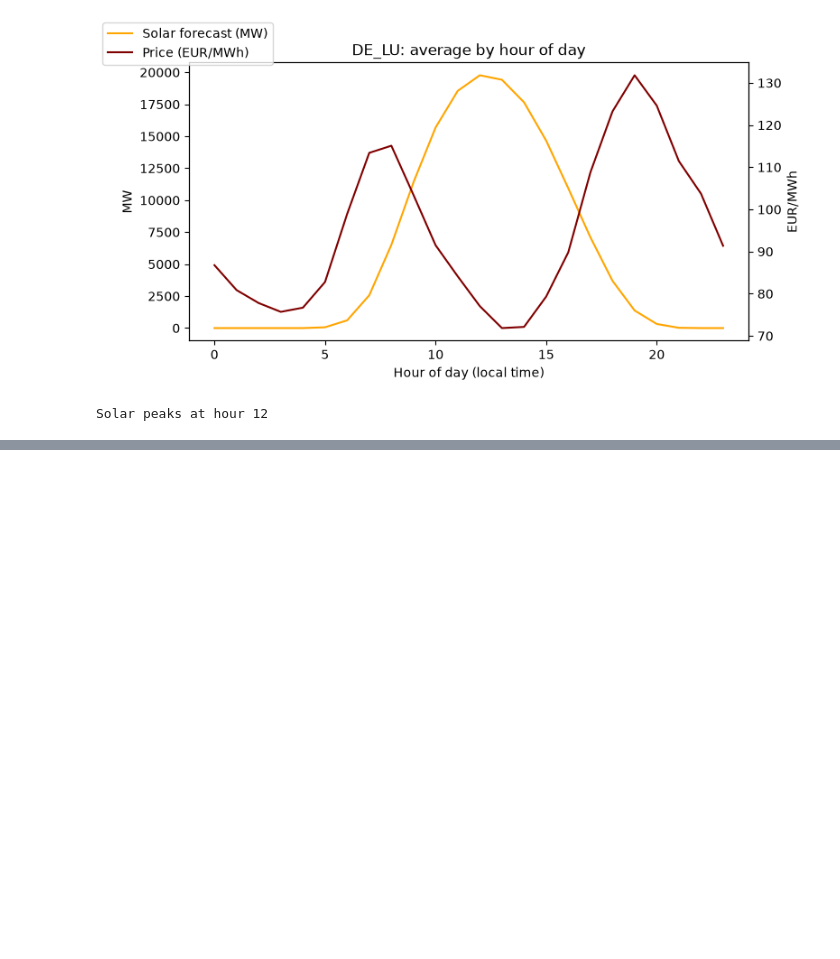
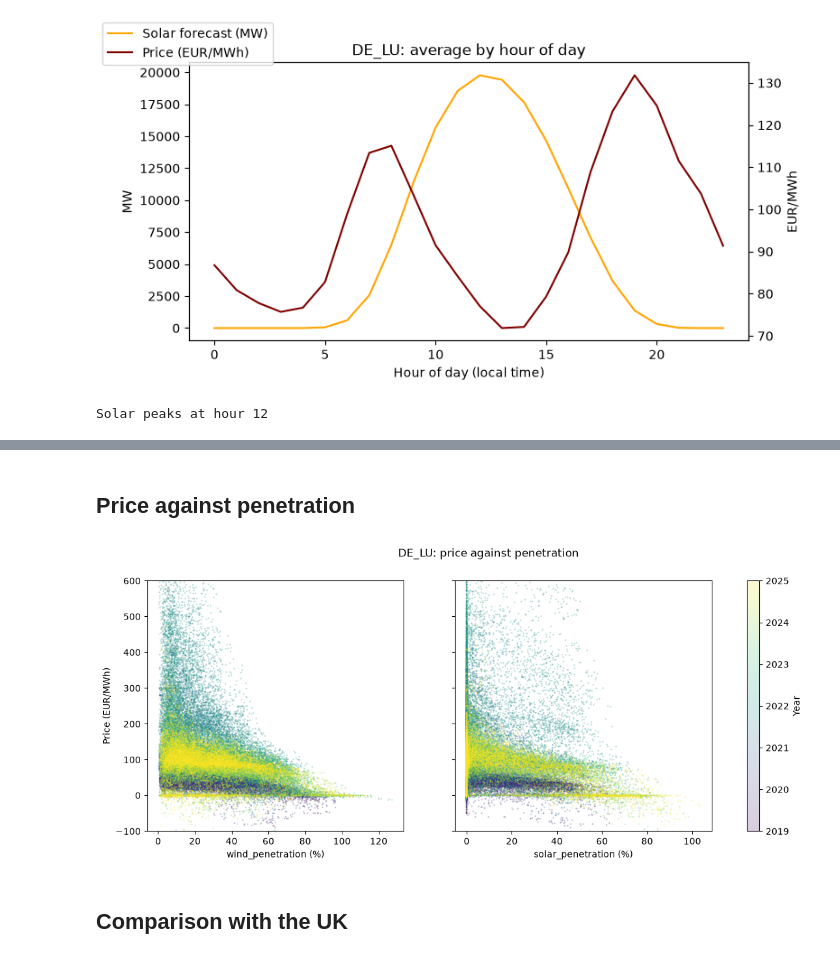
Before and after one commit to yunte-sung/market-impact-renewables, a Jupyter notebook: notebooks/02_check_DE_LU.ipynb, the cells around one changed output, grey strips where cells are left out. Cells and saved outputs as stored; diff of their text form; code cells hidden in the pictures; blank space fills up the shorter version.

```diff
--- a/notebooks/02_check_DE_LU.ipynb
+++ b/notebooks/02_check_DE_LU.ipynb
@@ -122,0 +167,16 @@ Solar peaks at hour 12
+# %% [markdown]
+## Price against penetration
+# %%
+fig, axes = plt.subplots(1, 2, figsize=(14, 5), sharey=True)
+for ax, col in zip(axes, [schema.WIND_PENETRATION, schema.SOLAR_PENETRATION]):
+    sc = ax.scatter(df[col], df[schema.PRICE], c=df[schema.YEAR], s=1, alpha=0.2, cmap="viridis")
+    ax.set_xlabel(f"{col} (%)")
+    ax.set_ylim(-100, 600)
+axes[0].set_ylabel("Price (EUR/MWh)")
+fig.colorbar(sc, ax=axes, label="Year")
+fig.suptitle(f"{ZONE}: price against penetration")
+plt.show()
+# %% [output]
+[figure, added]
+# %% [markdown]
+## Comparison with the UK
```
Also changed, not shown: parts of 6 cells of this notebook, 5 other files.
